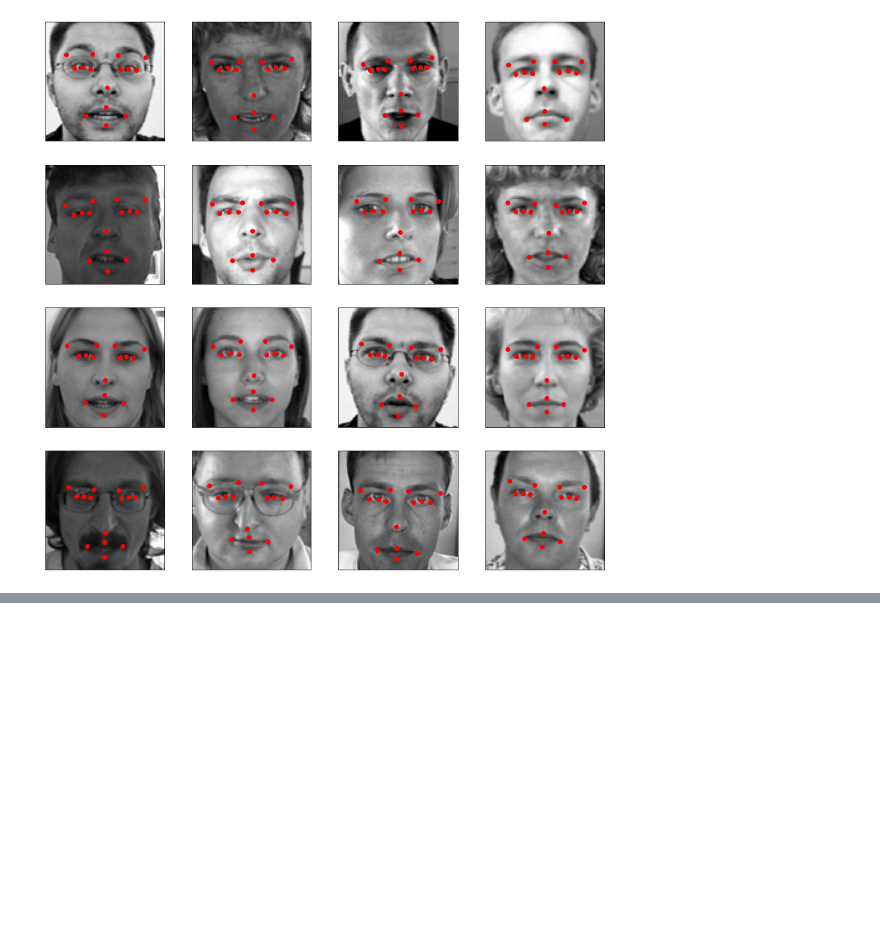
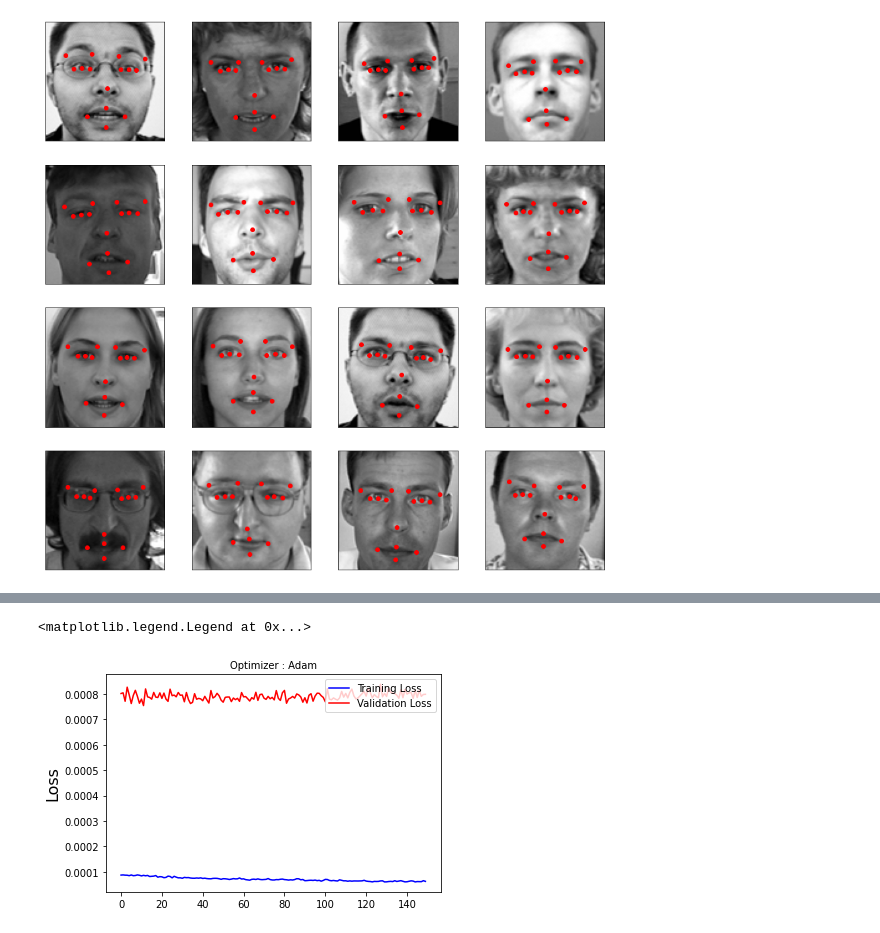
Before and after one commit to JohnnyLee1809/DL-CVMarathon, a Jupyter notebook: Day44_train_facial_keypoint_HW.ipynb, the cells around one changed output, grey strips where cells are left out. Cells and saved outputs as stored; diff of their text form; code cells hidden in the pictures; blank space fills up the shorter version.

```diff
--- a/Day44_train_facial_keypoint_HW.ipynb
+++ b/Day44_train_facial_keypoint_HW.ipynb
@@ -194,0 +265,13 @@ model_with_augment.compile(loss='mean_squared_error', optimizer='adam')
+# %%
+# model checkpoint
+checkpoint_aug = ModelCheckpoint('best_weights_augment_20201027.h5', verbose=1, save_best_only=True)
+
+# training the model
+hist_model = model.fit(imgs_train.reshape(-1, 96, 96, 1),
+                       points_train,
+                       validation_split=0.2, batch_size=64, callbacks=[checkpoint, hist],
+                       shuffle=True, epochs=150, verbose=1)
+# save the model weights
+model.save_weights('best_weights_augment_20201027.h5')
+# save the model
+model.save('best_weights_augment_20201027.h5')
@@ -194,0 +296,9 @@ model_with_augment.compile(loss='mean_squared_error', optimizer='adam')
+# %%
+plt.title('Optimizer : Adam', fontsize=10)
+plt.ylabel('Loss', fontsize=16)
+plt.plot(hist_model.history['loss'], color='b', label='Training Loss')
+plt.plot(hist_model.history['val_loss'], color='r', label='Validation Loss')
+plt.legend(loc='upper right')
+# %% [output]
+<matplotlib.legend.Legend at 0x...>
+[figure, added]
```
Also changed, not shown: parts of 10 cells of this notebook.
